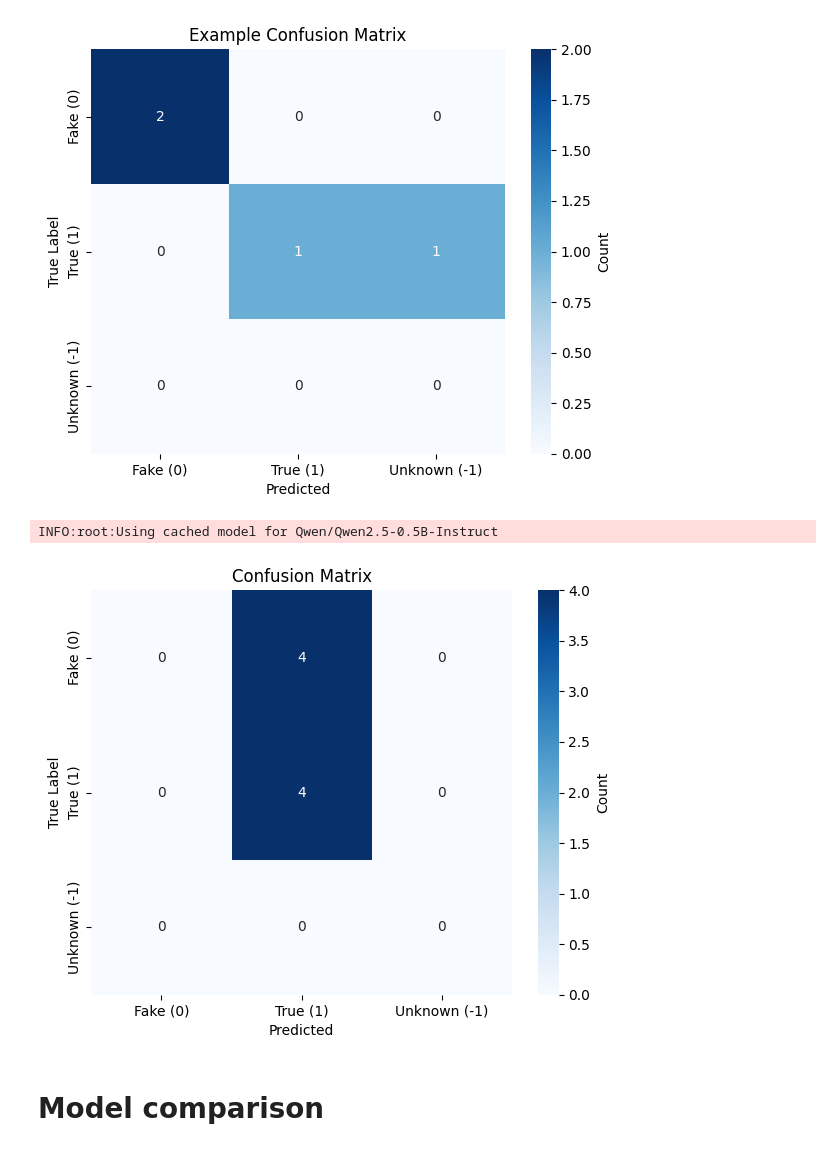
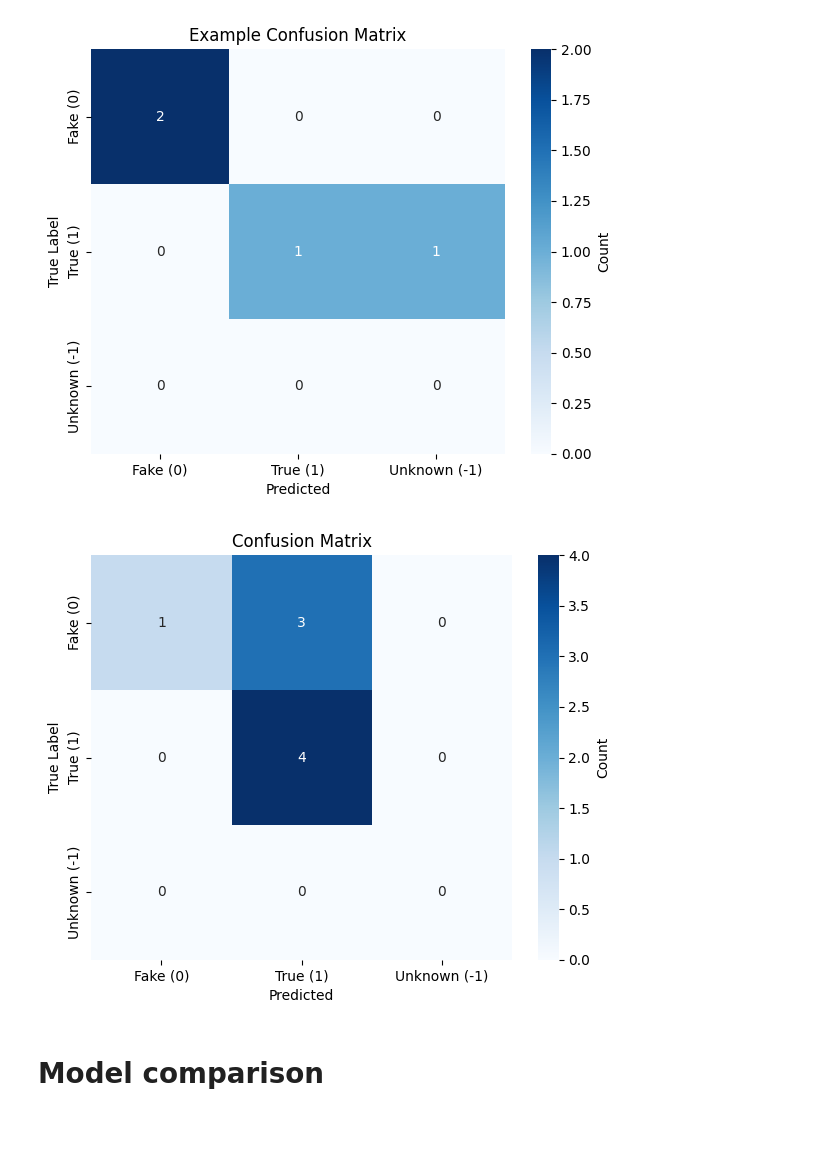
Before and after one commit to paul-talma/fake_news_interpretability, a Jupyter notebook: llm_inference_pipeline.ipynb, the cells around one changed output. Drawn from its saved outputs; the diff is of its cells as text; code cells hidden in the pictures.

Commit message:
cut thinking tokens

```diff
--- a/llm_inference_pipeline.ipynb
+++ b/llm_inference_pipeline.ipynb
@@ -194,7 +231,10 @@ def make_prompts(
         user_text = user_template.format(article=article)
         messages = [
             # {"role": "system", "content": system},
-            {"role": "user", "content": system + user_text + "\n CLASSIFICATION (0 or 1):"},
+            {
+                "role": "user",
+                "content": system + user_text + "\n CLASSIFICATION (0 or 1):",
+            },
         ]
         if prefilled:
             messages.append(
@@ -202,7 +242,6 @@ def make_prompts(
             )
         messages_batch.append(messages)
     return messages_batch
-
 
 
 def encode_prompts(prompts: list[list[dict[str, str]]], tokenizer):
@@ -389,16 +427,19 @@ INFO:root:Successfully tokenized prompt
 ### Generate Predictions
 # %%
 # Batched synchronous generation and streaming demo
+
+
 def generate_batch(
     model,
     tokenizer,
     prompts: list[list[dict[str, str]]],
-    max_new_tokens: int = 200,
+    max_new_tokens: int = 32,
     temperature: float = 0.0,
     do_sample: bool = False,
     batch_size: int = 4,
-) -> List[str]:
+) -> tuple[list[str], list[str]]:
     outputs = []
+    raw_outputs = []
     model_device = next(model.parameters()).device
     for i in range(0, len(prompts), batch_size):
         batch_prompts = prompts[i : i + batch_size]
@@ -437,9 +478,19 @@ def generate_batch(
             prompt_len = int(prompt_lengths[idx])
             # slice off the prompt tokens to get only the newly generated tokens
             response_ids = ids[prompt_len:]
-            text = tokenizer.decode(response_ids, skip_special_tokens=True)
-            outputs.append(text)
-    return outputs
+            raw_text = tokenizer.decode(response_ids, skip_special_tokens=True)
+            processed_text = remove_thinking(raw_text)
+            outputs.append(processed_text)
+            raw_outputs.append(raw_text)
+    return outputs, raw_outputs
+
+
+def remove_thinking(text):
+    if "<think>" not in text:
+        return text
+    if "</think>" not in text:
+        return None
+    return text.split("</think>")[1]
 
 
 # Extract classification labels
@@ -554,28 +605,38 @@ Accuracy: 0.75
 # %%
 # Full pipeline runner for a model name (small, non-optimized demo)
 
 
 def run_pipeline_on_dataset(
     model_name: str,
     df: pd.DataFrame,
     k: int = 20,
+    max_new_tokens: int = 200,
     sample_mode: str = "random",
     seed: Optional[int] = None,
 ):
     model, tokenizer = load_model(model_name)
     samples = sample_k(df, k=k, mode=sample_mode, seed=seed)
     prompts = make_prompts(samples.article.tolist())
-    outputs = generate_batch(model, tokenizer, prompts, batch_size=4)
+    outputs, raw_outputs = generate_batch(
+        model, tokenizer, prompts, max_new_tokens=max_new_tokens, batch_size=4
+    )
     preds = [extract_classification(o) for o in outputs]
     metrics = compute_metrics(samples.label.tolist(), preds)
-    return {"model": model_name, "metrics": metrics, "preds": preds, "prompts": prompts, "outputs": outputs, "labels": samples.label.tolist()}
+    return {
+        "model": model_name,
+        "metrics": metrics,
+        "preds": preds,
+        "prompts": prompts,
+        "outputs": outputs,
+        "raw_outputs": raw_outputs,
+        "labels": samples.label.tolist(),
+    }
 
 
 demo_res = run_pipeline_on_dataset(pipeline_spec.default_model, dataset, k=8)
 plot_confusion_matrix(demo_res["metrics"]["confusion_matrix"])
 # %% [output]
-INFO:root:Using cached model for Qwen/Qwen2.5-0.5B-Instruct
-[figure, old version]
+[figure, new version]
 # %% [markdown]
 # Model comparison
 # %% [markdown]
```
Also changed, not shown: parts of 8 cells of this notebook.
